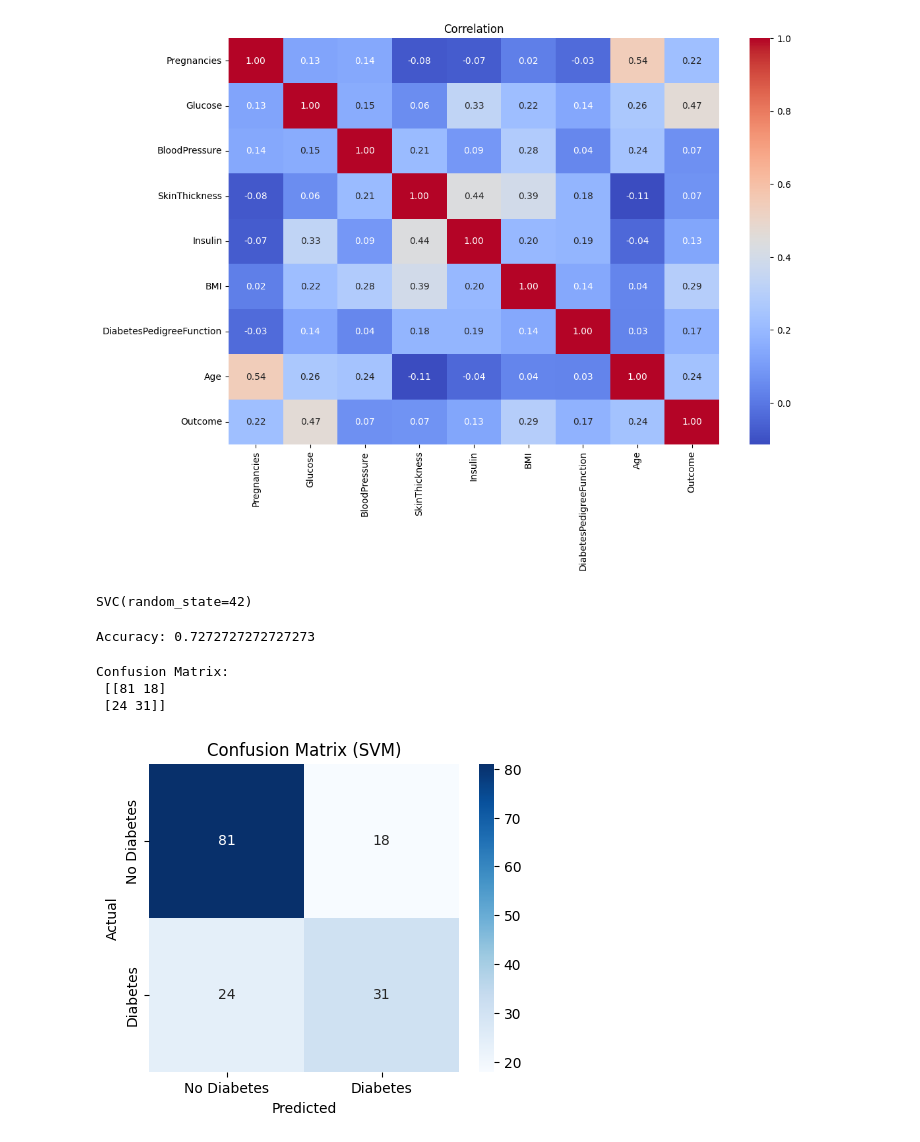
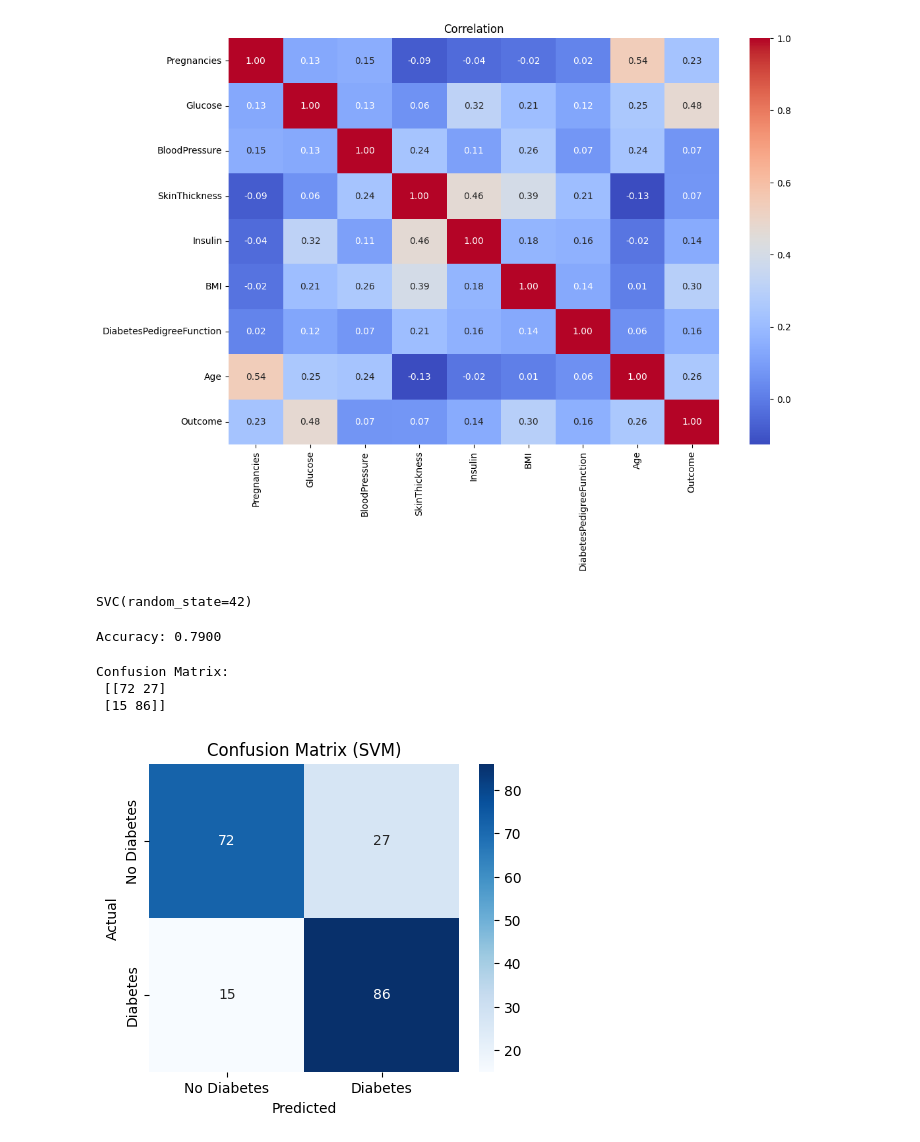
Before and after one commit to Hr15h1/Mini-Project-SemII, a Jupyter notebook: svm.ipynb, the cells around one changed output. Cells and saved outputs as stored; diff of their text form; code cells hidden in the pictures.

Commit message:
Create single jupyter nb for all three models

```diff
--- a/svm.ipynb
+++ b/svm.ipynb
@@ -10,2 +11,2 @@ import matplotlib.pyplot as plt
 # %%
-diabetes=pd.read_csv('/content/diabetes.csv')
+diabetes=pd.read_csv('diabetes.csv')
@@ -26,3 +22,9 @@ diabetes.sample(5)
+# %%
+rf = RandomOverSampler(random_state=42, sampling_strategy=1.0)
+X = diabetes.drop('Outcome', axis=1)
+y = diabetes['Outcome']
+X_res, y_res = rf.fit_resample(X, y)
+diabetes = pd.concat([X_res, y_res], axis=1)
 # %%
 diabetes.nunique()
 # %% [output]
@@ -212,7 +204,7 @@ sns.heatmap(diabetes.corr(), annot=True, cmap='coolwarm', fmt='.2f')
 plt.title("Correlation")
 plt.show()
 # %% [output]
-[figure, old version]
+[figure, new version]
 # %%
 X = diabetes.drop("Outcome", axis=1)
 y = diabetes["Outcome"]
@@ -222,7 +214,7 @@ X_scaled = scaler.fit_transform(X)
 # %%
 X_train, X_test, y_train, y_test = train_test_split(X_scaled, y, test_size=0.2, random_state=42)
 # %%
-model = SVC(random_state=42)
+model = SVC(random_state=42, kernel='rbf')
 model.fit(X_train, y_train)
 # %% [output]
 SVC(random_state=42)
@@ -230,25 +222,25 @@ SVC(random_state=42)
 y_pred = model.predict(X_test)
 # %%
 accuracy = accuracy_score(y_test, y_pred)
-print("Accuracy:", accuracy)
+print(f"Accuracy: {accuracy:.4f}")
 # %% [output]
-Accuracy: 0.7272727272727273
+Accuracy: 0.7900
 # %%
-confusion_matrix = confusion_matrix(y_test, y_pred)
-print("Confusion Matrix:\n", confusion_matrix)
+confusion_mat = confusion_matrix(y_test, y_pred)
+print("Confusion Matrix:\n", confusion_mat)
 # %% [output]
 Confusion Matrix:
- [[81 18]
- [24 31]]
+ [[72 27]
+ [15 86]]
 # %%
 plt.figure(figsize=(5,4))
-sns.heatmap(confusion_matrix, annot=True, fmt='d', cmap='Blues', xticklabels=["No Diabetes", "Diabetes"], yticklabels=["No Diabetes", "Diabetes"])
+sns.heatmap(confusion_mat, annot=True, fmt='d', cmap='Blues', xticklabels=["No Diabetes", "Diabetes"], yticklabels=["No Diabetes", "Diabetes"])
 plt.xlabel("Predicted")
 plt.ylabel("Actual")
 plt.title("Confusion Matrix (SVM)")
 plt.show()
 # %% [output]
-[figure, old version]
+[figure, new version]
 # %%
 print("Classification Report:\n", classification_report(y_test, y_pred))
 # %% [output]
```
Also changed, not shown: parts of 17 cells of this notebook, 1 other file.
